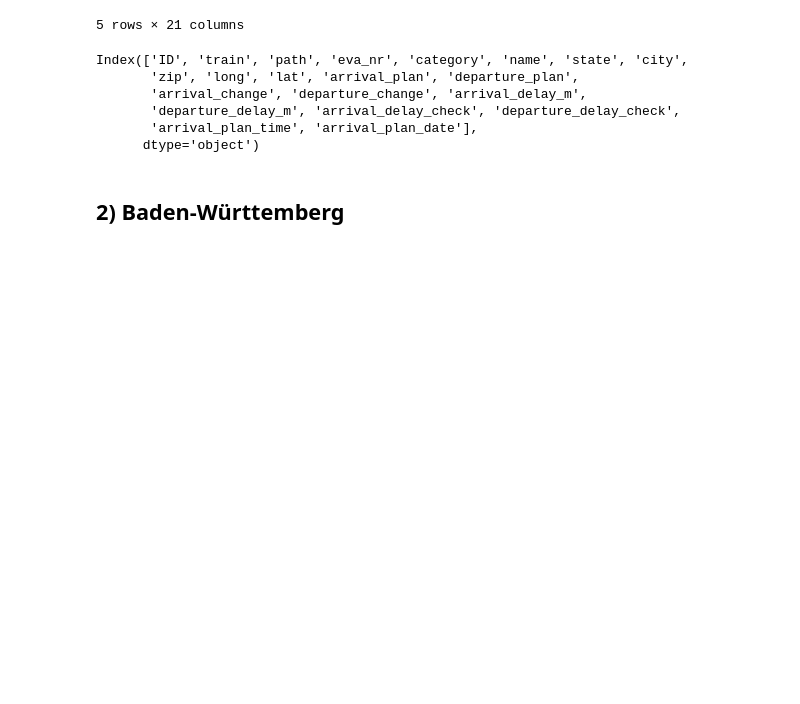
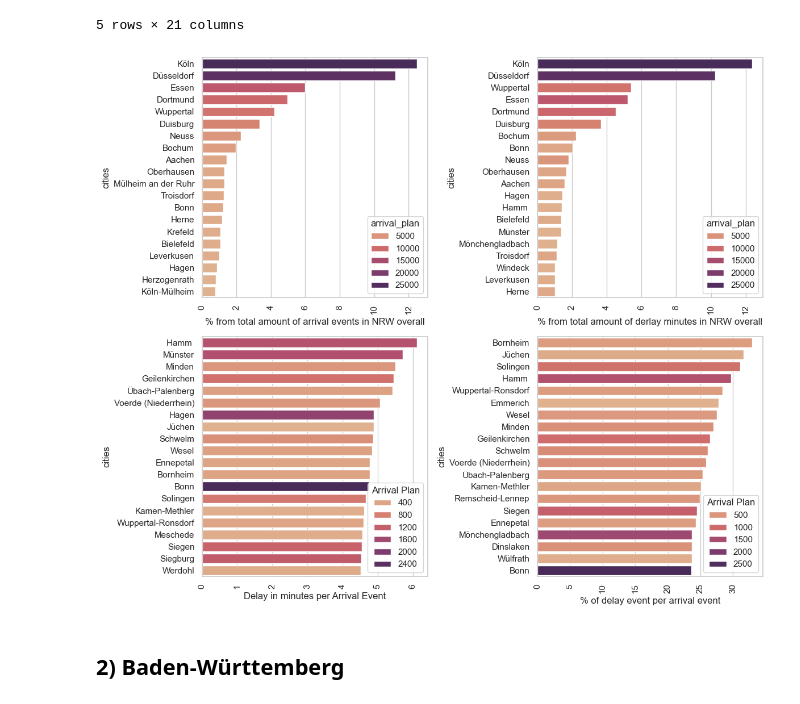
Before and after one commit to Nokkyuu/Fantastic_trains_and_when_to_find_them, a Jupyter notebook: EDA/eda_general_data.ipynb, the cells around one changed output. Drawn from its saved outputs; the diff is of its cells as text; code cells hidden in the pictures; blank space fills up the shorter version.

```diff
--- a/EDA/eda_general_data.ipynb
+++ b/EDA/eda_general_data.ipynb
@@ -518,0 +472,20 @@ df_state = pd.merge(df_state, df_state_count_delay2[["state","departure_delay_ch
+# %%
+#merging NRW
+df_nrw_city = pd.merge(df_city_sum_nrw, df_city_count_nrw[["city","arrival_plan","departure_plan"]], how='left', on="city", suffixes=('', '_count'))
+df_nrw_city = pd.merge(df_nrw_city, df_city_count_delay_nrw[["city","arrival_delay_check"]], how='left', on="city", suffixes=('', '_count'))
+df_nrw_city = pd.merge(df_nrw_city, df_city_count_delay_nrw2[["city","departure_delay_check"]], how='left', on="city", suffixes=('', '_count'))
+
+#merging BW
+df_bw_city = pd.merge(df_city_sum_bw, df_city_count_bw[["city","arrival_plan","departure_plan"]], how='left', on="city", suffixes=('', '_count'))
+df_bw_city = pd.merge(df_bw_city, df_city_count_delay_bw[["city","arrival_delay_check"]], how='left', on="city", suffixes=('', '_count'))
+df_bw_city = pd.merge(df_bw_city, df_city_count_delay_bw2[["city","departure_delay_check"]], how='left', on="city", suffixes=('', '_count'))
+
+#merging Bayern
+df_bay_city = pd.merge(df_city_sum_bay, df_city_count_bay[["city","arrival_plan","departure_plan"]], how='left', on="city", suffixes=('', '_count'))
+df_bay_city = pd.merge(df_bay_city, df_city_count_delay_bay[["city","arrival_delay_check"]], how='left', on="city", suffixes=('', '_count'))
+df_bay_city = pd.merge(df_bay_city, df_city_count_delay_bay2[["city","departure_delay_check"]], how='left', on="city", suffixes=('', '_count'))
+
+#merging Hessen
+df_hes_city = pd.merge(df_city_sum_hes, df_city_count_hes[["city","arrival_plan","departure_plan"]], how='left', on="city", suffixes=('', '_count'))
+df_hes_city = pd.merge(df_hes_city, df_city_count_delay_hes[["city","arrival_delay_check"]], how='left', on="city", suffixes=('', '_count'))
+df_hes_city = pd.merge(df_hes_city, df_city_count_delay_hes2[["city","departure_delay_check"]], how='left', on="city", suffixes=('', '_count'))
@@ -529,12 +548,3 @@ df_nrw.head()
 | 3 | -7760689325071259199-2406231337-1 | 29 | NaN | 8000001 | 2 | Aachen Hbf | Nordrhein-Westfalen | Aachen | 52064 | 6.091499 | ... | ... |
 | 4 | 3762663024269879642-2406231318-1 | 9 | NaN | 8000001 | 2 | Aachen Hbf | Nordrhein-Westfalen | Aachen | 52064 | 6.091499 | ... | ... |
 5 rows × 21 columns
-# %%
-df_nrw.columns
-# %% [output]
-Index(['ID', 'train', 'path', 'eva_nr', 'category', 'name', 'state', 'city',
-       'zip', 'long', 'lat', 'arrival_plan', 'departure_plan',
-       'arrival_change', 'departure_change', 'arrival_delay_m',
-       'departure_delay_m', 'arrival_delay_check', 'departure_delay_check',
-       'arrival_plan_time', 'arrival_plan_date'],
-      dtype='object')
@@ -543,3 +551,48 @@ df_nrw
+# %%
+# Define the figure and the subplots
+fig, axes = plt.subplots(2, 2, figsize=(12, 10))  # 1 row, 3 columns, each plot with a size of 8x6 inches
+
+# Set the theme for all plots
+sns.set_theme(style="whitegrid")
+
+# First bar plot
+sns.barplot(data=df_nrw_city.sort_values(by="arrival_plan%", ascending=False).head(20), x="arrival_plan%", y="city",
+            palette="flare", hue="arrival_plan", orient="h", ax=axes[0,0])
+axes[0,0].set_xlabel("% from total amount of arrival events in NRW overall")
+axes[0,0].set_ylabel("cities")
+axes[0,0].tick_params(axis='x', rotation=90)
+axes[0,0].legend(title="arrival_plan")
+
+# Second bar plot
+sns.barplot(data=df_nrw_city.sort_values(by="arr_delay_amount_%", ascending=False).head(20), x="arr_delay_amount_%", y="city",
+            palette="flare", hue="arrival_plan", orient="h", ax=axes[0,1])
+axes[0,1].set_xlabel("% from total amount of derlay minutes in NRW overall")
+axes[0,1].set_ylabel("cities")
+axes[0,1].tick_params(axis='x', rotation=90)
+axes[0,1].legend(title="arrival_plan")
+
+# Third bar plot
+sns.barplot(data=df_nrw_city.sort_values(by="delay/arrival", ascending=False).head(20), y="city", x="delay/arrival",
+            palette="flare", orient="h", hue="arrival_plan", ax=axes[1,0])
+axes[1,0].set_xlabel("Delay in minutes per Arrival Event")
+axes[1,0].set_ylabel("cities")
+axes[1,0].tick_params(axis='x', rotation=90)
+axes[1,0].legend(title="Arrival Plan")
+
+sns.barplot(data=df_nrw_city.sort_values(by="delay_cnt/arrival", ascending=False).head(20), y="city", x="delay_cnt/arrival",
+            palette="flare", orient="h", hue="arrival_plan", ax=axes[1,1])
+axes[1,1].set_xlabel("% of delay event per arrival event")
+axes[1,1].set_ylabel("cities")
+axes[1,1].tick_params(axis='x', rotation=90)
+axes[1,1].legend(title="Arrival Plan")
+
+# Adjust layout
+plt.tight_layout()
+
+# Display the plots
+plt.show()
+# %% [output]
+[figure, added]
 # %% [markdown]
 ## 2) Baden-Württemberg
 # %%
```
Also changed, not shown: parts of 13 cells of this notebook.
